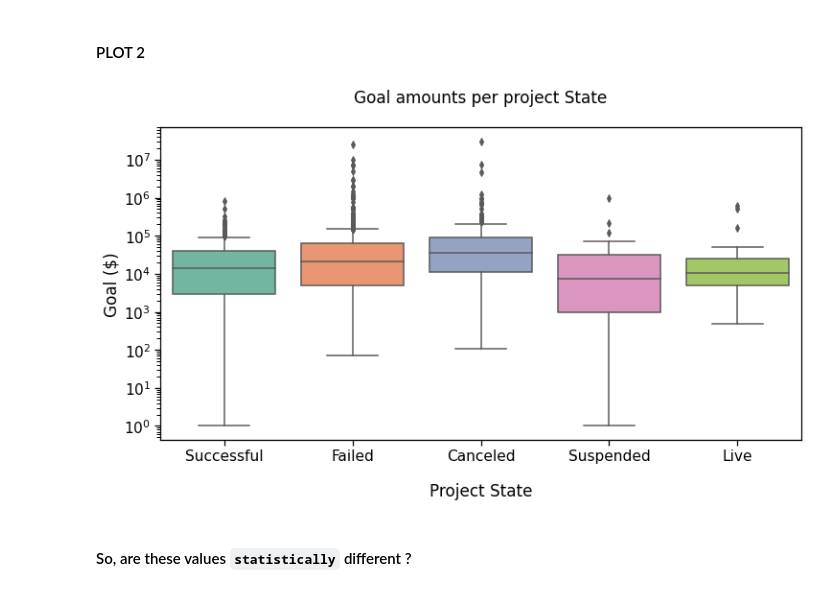
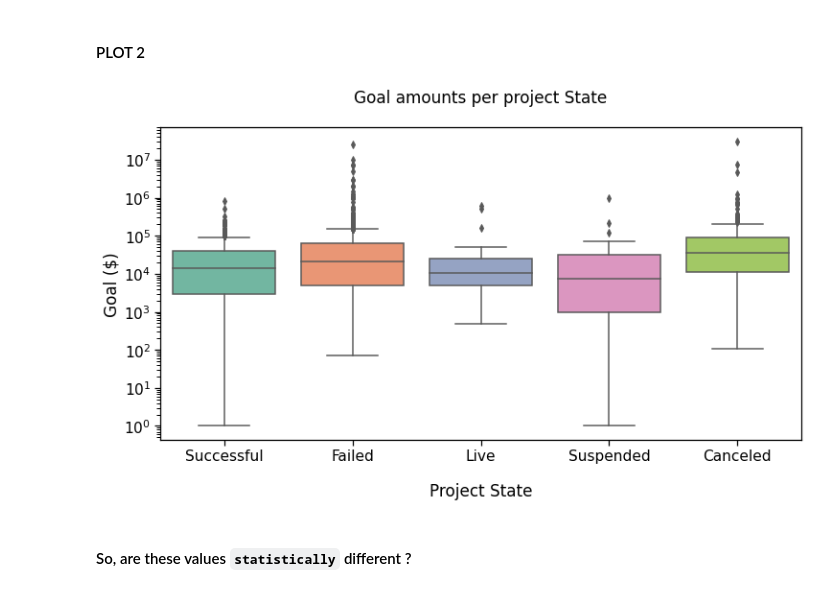
Before and after one commit to trevismd/statannotations-tutorials, a Jupyter notebook: Tutorial_1/Statannotations-Tutorial-1.ipynb, the cells around one changed output. Drawn from its saved outputs; the diff is of its cells as text; code cells hidden in the pictures.

Commit message:
start fixing orders
Signed-off-by: Florian Charlier <trevis@cascliniques.be>

```diff
--- a/Tutorial_1/Statannotations-Tutorial-1.ipynb
+++ b/Tutorial_1/Statannotations-Tutorial-1.ipynb
@@ -63,7 +63,7 @@ For this tutorial, I found the kickstarter dataset
 "Data for 375,000+ Kickstarter projects from 2009-2017" found on https://www.mavenanalytics.io/data-playground,
 including 374,853 campaigns. Let's have a quick peak:
 # %%
-dataset = pd.read_csv('kickstarter_projects.csv')
+dataset = pd.read_csv('../kickstarter_projects.csv')
 dataset.head()
 # %% [output]
 |  | ID | Name | Category | Subcategory | Country | Launched | Deadline | Goal | Pledged | Backers | ... |
@@ -188,15 +188,16 @@ with sns.plotting_context("notebook", font_scale = 1.4):
 # %%
 with sns.plotting_context("notebook", font_scale = 1.4):
     # Create new plot
     ax = get_log_ax()
 
     # Plot with seaborn
-    sns.boxplot(ax=ax, data=rfs, x='State', y='Goal', palette=state_palette)
+    sns.boxplot(ax=ax, data=rfs, x='State', y='Goal', palette=state_palette,
+                order=states_order)
 
     label_plot_for_state(ax)
     plt.savefig("./plot2.png", bbox_inches='tight')
 # %% [output]
-[figure, old version]
+[figure, new version]
 # %% [markdown]
 #### So, are these values `statistically` different ?
 # %% [markdown]
```
Also changed, not shown: parts of 3 cells of this notebook, 3 other files.
